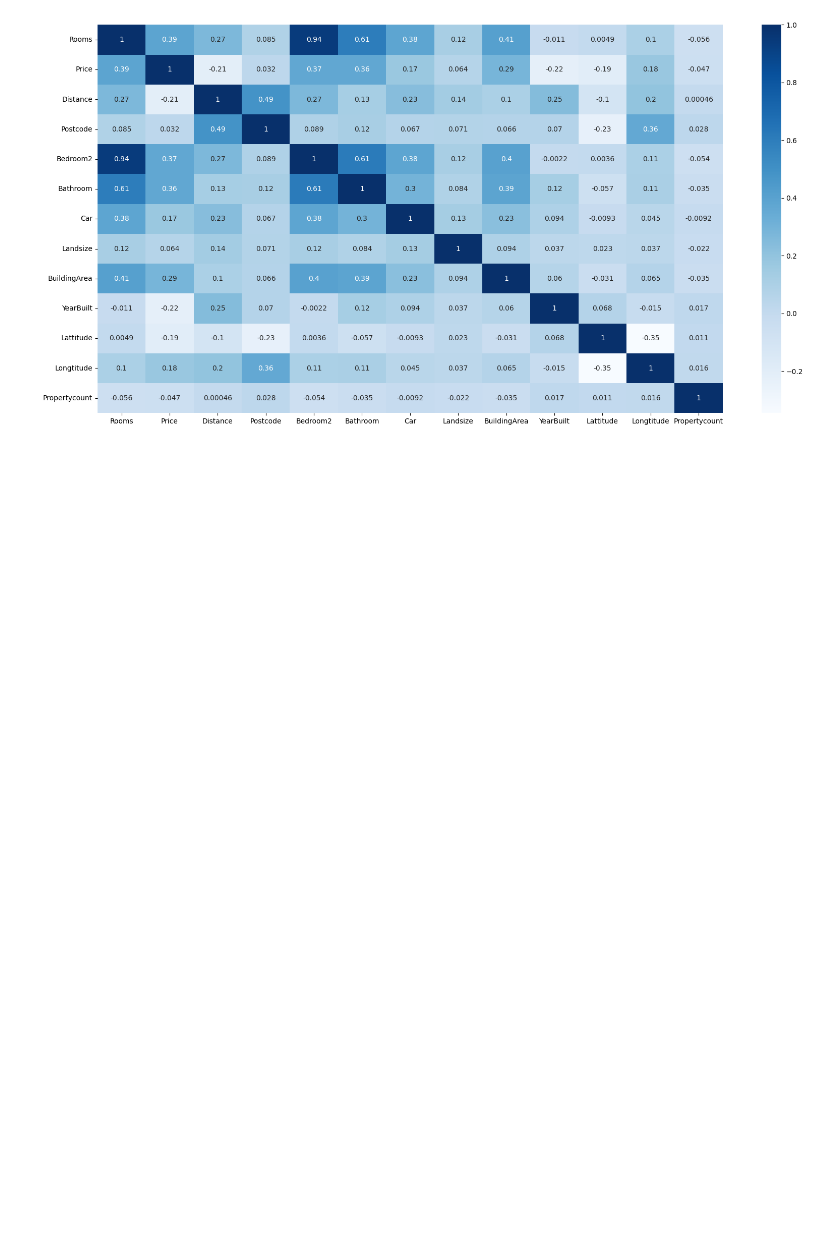
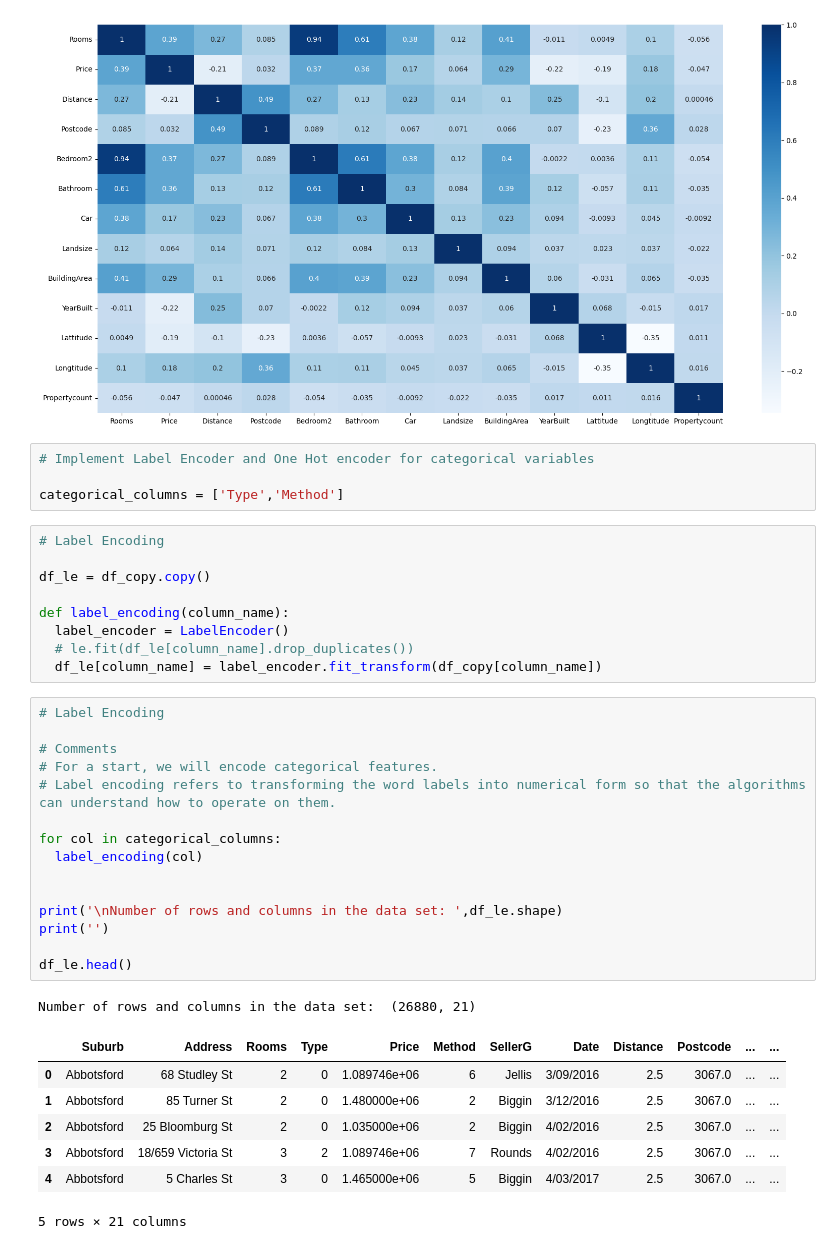
Before and after one commit to gr-uzun/melbourne-housing, a Jupyter notebook: melbourne_housing_project.ipynb, the cells around one changed output. Cells and saved outputs as stored; diff of their text form; blank space fills up the shorter version.

```diff
--- a/melbourne_housing_project.ipynb
+++ b/melbourne_housing_project.ipynb
@@ -345,3 +345,40 @@ plt.figure(figsize=(20,10))
 sns.heatmap(corr, cmap="Blues", annot=True);
 # %% [output]
 [figure]
+# %%
+# Implement Label Encoder and One Hot encoder for categorical variables
+
+categorical_columns = ['Type','Method']
+# %%
+# Label Encoding
+
+df_le = df_copy.copy()
+
+def label_encoding(column_name):
+  label_encoder = LabelEncoder()
+  # le.fit(df_le[column_name].drop_duplicates())
+  df_le[column_name] = label_encoder.fit_transform(df_copy[column_name])
+# %%
+# Label Encoding
+
+# Comments
+# For a start, we will encode categorical features.
+# Label encoding refers to transforming the word labels into numerical form so that the algorithms can understand how to operate on them.
+
+for col in categorical_columns:
+  label_encoding(col)
+
+
+print('\nNumber of rows and columns in the data set: ',df_le.shape)
+print('')
+
+df_le.head()
+# %% [output]
+Number of rows and columns in the data set:  (26880, 21)
+|  | Suburb | Address | Rooms | Type | Price | Method | SellerG | Date | Distance | Postcode | ... | ... |
+| 0 | Abbotsford | 68 Studley St | 2 | 0 | 1.089746e+06 | 6 | Jellis | 3/09/2016 | 2.5 | 3067.0 | ... | ... |
+| 1 | Abbotsford | 85 Turner St | 2 | 0 | 1.480000e+06 | 2 | Biggin | 3/12/2016 | 2.5 | 3067.0 | ... | ... |
+| 2 | Abbotsford | 25 Bloomburg St | 2 | 0 | 1.035000e+06 | 2 | Biggin | 4/02/2016 | 2.5 | 3067.0 | ... | ... |
+| 3 | Abbotsford | 18/659 Victoria St | 3 | 2 | 1.089746e+06 | 7 | Rounds | 4/02/2016 | 2.5 | 3067.0 | ... | ... |
+| 4 | Abbotsford | 5 Charles St | 3 | 0 | 1.465000e+06 | 5 | Biggin | 4/03/2017 | 2.5 | 3067.0 | ... | ... |
+5 rows × 21 columns
```
Also changed, not shown: parts of 3 cells of this notebook.
